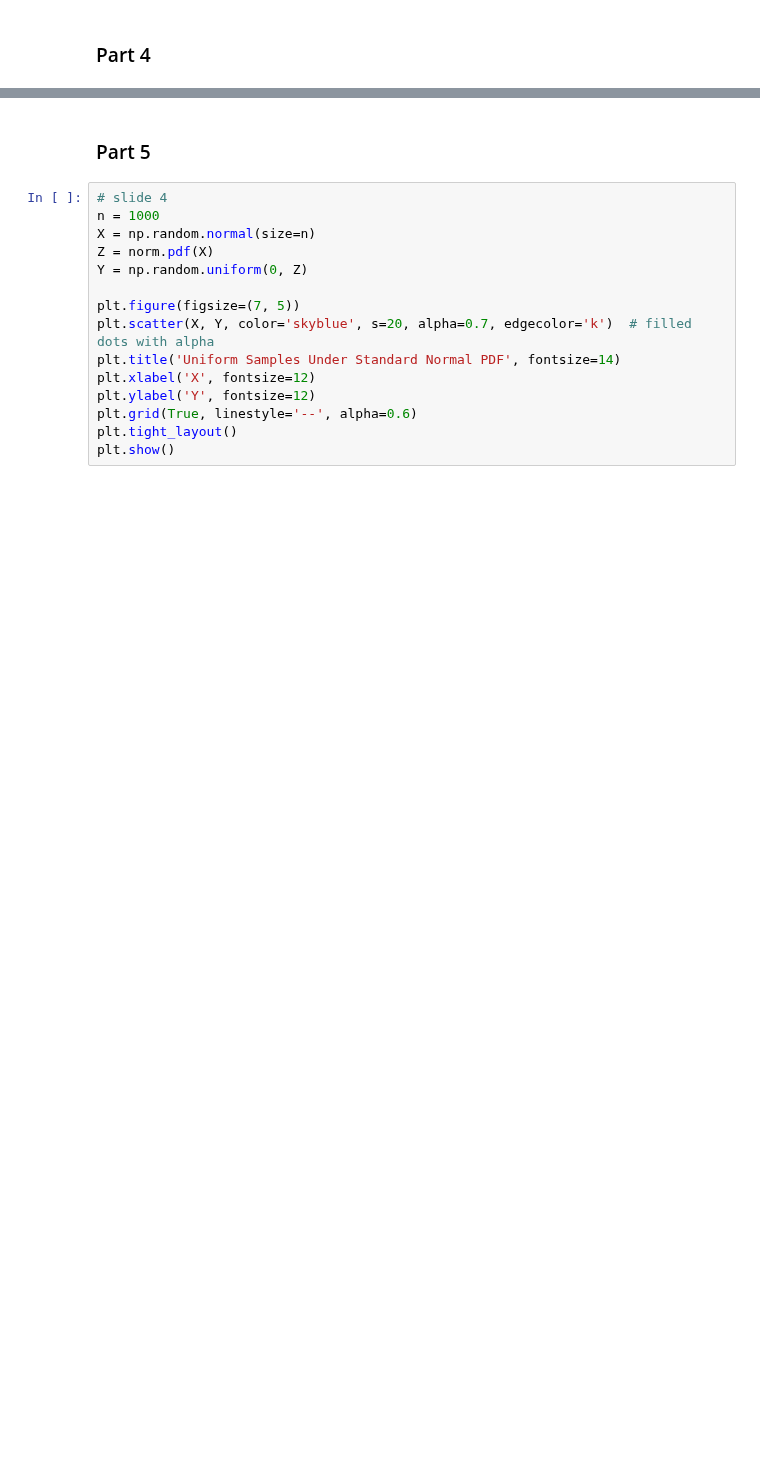
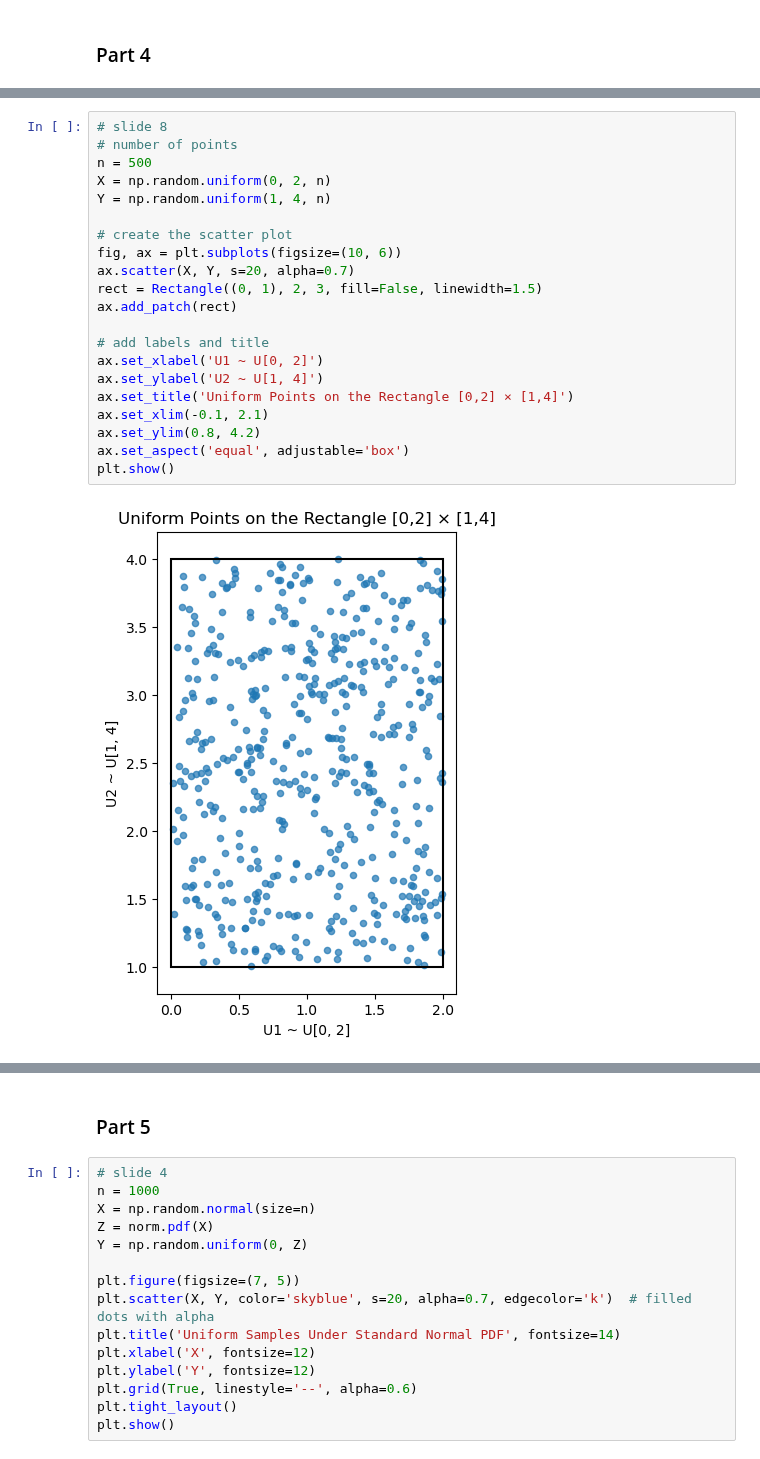
Before and after one commit to Ali-Raisolsadat/Ali-Raisolsadat.github.io, a Jupyter notebook: stat4110-code/chapter1/slide_code/lecture1_lecture_code_python.ipynb, the cells around one changed output, grey strips where cells are left out. Drawn from its saved outputs; the diff is of its cells as text; blank space fills up the shorter version.

Commit message:
updated chapter 1 class lecture codes and plots.

```diff
--- a/stat4110-code/chapter1/slide_code/lecture1_lecture_code_python.ipynb
+++ b/stat4110-code/chapter1/slide_code/lecture1_lecture_code_python.ipynb
@@ -203,0 +205,23 @@ plt.show()
+# %%
+# slide 8
+# number of points
+n = 500
+X = np.random.uniform(0, 2, n)
+Y = np.random.uniform(1, 4, n)
+
+# create the scatter plot
+fig, ax = plt.subplots(figsize=(10, 6))
+ax.scatter(X, Y, s=20, alpha=0.7)
+rect = Rectangle((0, 1), 2, 3, fill=False, linewidth=1.5)
+ax.add_patch(rect)
+
+# add labels and title
+ax.set_xlabel('U1 ~ U[0, 2]')
+ax.set_ylabel('U2 ~ U[1, 4]')
+ax.set_title('Uniform Points on the Rectangle [0,2] × [1,4]')
+ax.set_xlim(-0.1, 2.1)
+ax.set_ylim(0.8, 4.2)
+ax.set_aspect('equal', adjustable='box')
+plt.show()
+# %% [output]
+[figure, added]
```
Also changed, not shown: parts of 13 cells of this notebook, 55 other files.
